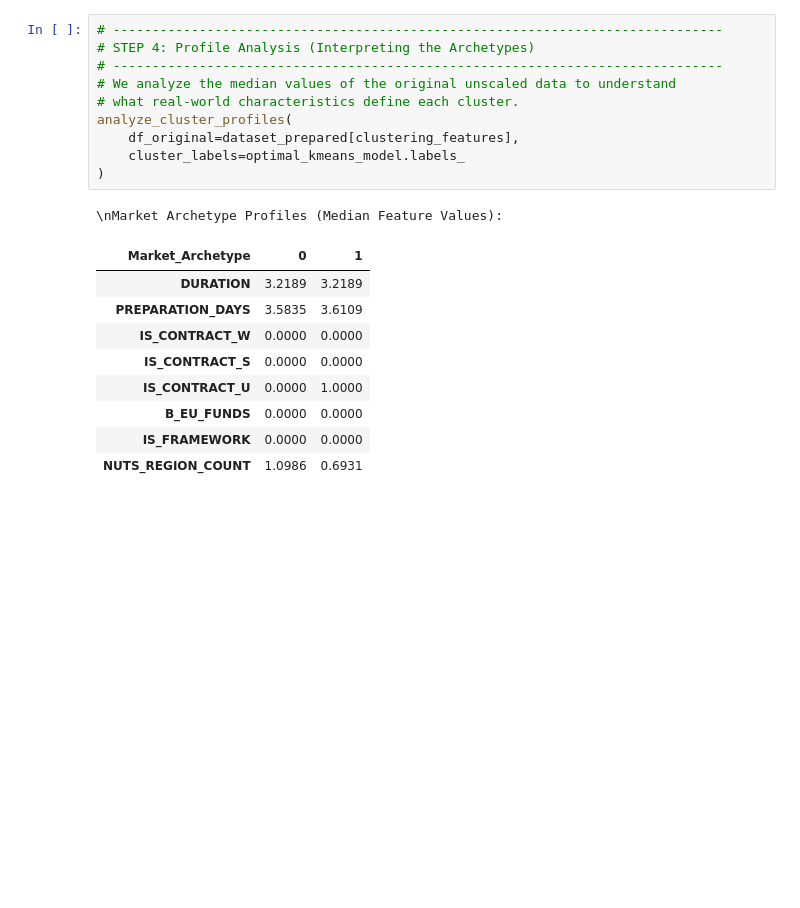
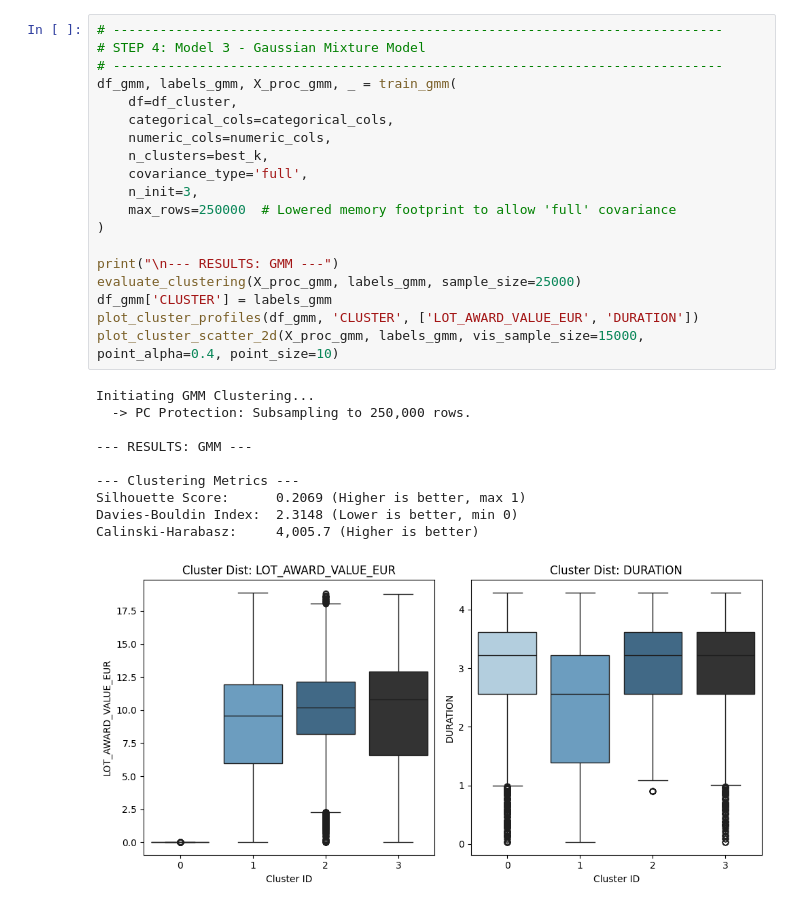
Before and after one commit to msuess23/egov-aids, a Jupyter notebook: 06_clustering.ipynb, the cells around one changed output. Drawn from its saved outputs; the diff is of its cells as text; blank space fills up the shorter version.

```diff
--- a/06_clustering.ipynb
+++ b/06_clustering.ipynb
@@ -65,21 +110,30 @@ dataset_prepared['MARKET_ARCHETYPE_ID'] = optimal_kmeans_model.labels_
 # %%
 # ------------------------------------------------------------------------------
-# STEP 4: Profile Analysis (Interpreting the Archetypes)
+# STEP 4: Model 3 - Gaussian Mixture Model
 # ------------------------------------------------------------------------------
-# We analyze the median values of the original unscaled data to understand
-# what real-world characteristics define each cluster.
-analyze_cluster_profiles(
-    df_original=dataset_prepared[clustering_features],
-    cluster_labels=optimal_kmeans_model.labels_
+df_gmm, labels_gmm, X_proc_gmm, _ = train_gmm(
+    df=df_cluster,
+    categorical_cols=categorical_cols,
+    numeric_cols=numeric_cols,
+    n_clusters=best_k,
+    covariance_type='full',
+    n_init=3,
+    max_rows=250000  # Lowered memory footprint to allow 'full' covariance
 )
+
+print("\n--- RESULTS: GMM ---")
+evaluate_clustering(X_proc_gmm, labels_gmm, sample_size=25000)
+df_gmm['CLUSTER'] = labels_gmm
+plot_cluster_profiles(df_gmm, 'CLUSTER', ['LOT_AWARD_VALUE_EUR', 'DURATION'])
+plot_cluster_scatter_2d(X_proc_gmm, labels_gmm, vis_sample_size=15000, point_alpha=0.4, point_size=10)
 # %% [output]
-\nMarket Archetype Profiles (Median Feature Values):
+Initiating GMM Clustering...
+  -> PC Protection: Subsampling to 250,000 rows.
+
+--- RESULTS: GMM ---
+
+--- Clustering Metrics ---
+Silhouette Score:      0.2069 (Higher is better, max 1)
+Davies-Bouldin Index:  2.3148 (Lower is better, min 0)
+Calinski-Harabasz:     4,005.7 (Higher is better)
-| Market_Archetype | 0 | 1 |
-| DURATION | 3.2189 | 3.2189 |
-| PREPARATION_DAYS | 3.5835 | 3.6109 |
-| IS_CONTRACT_W | 0.0000 | 0.0000 |
-| IS_CONTRACT_S | 0.0000 | 0.0000 |
-| IS_CONTRACT_U | 0.0000 | 1.0000 |
-| B_EU_FUNDS | 0.0000 | 0.0000 |
-| IS_FRAMEWORK | 0.0000 | 0.0000 |
-| NUTS_REGION_COUNT | 1.0986 | 0.6931 |
+[figure, added]
```
Also changed, not shown: parts of 5 cells of this notebook, 21 other files.
